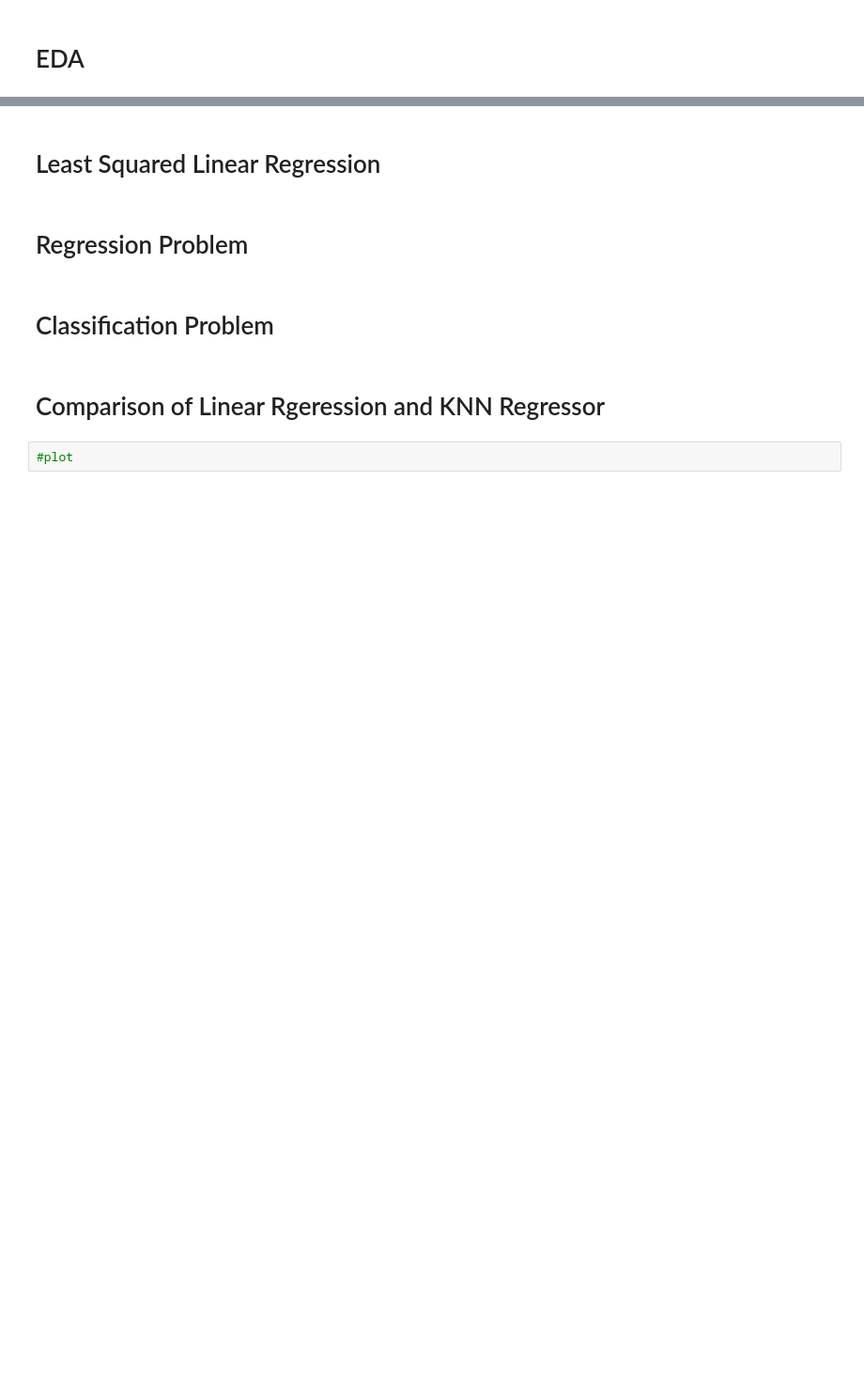
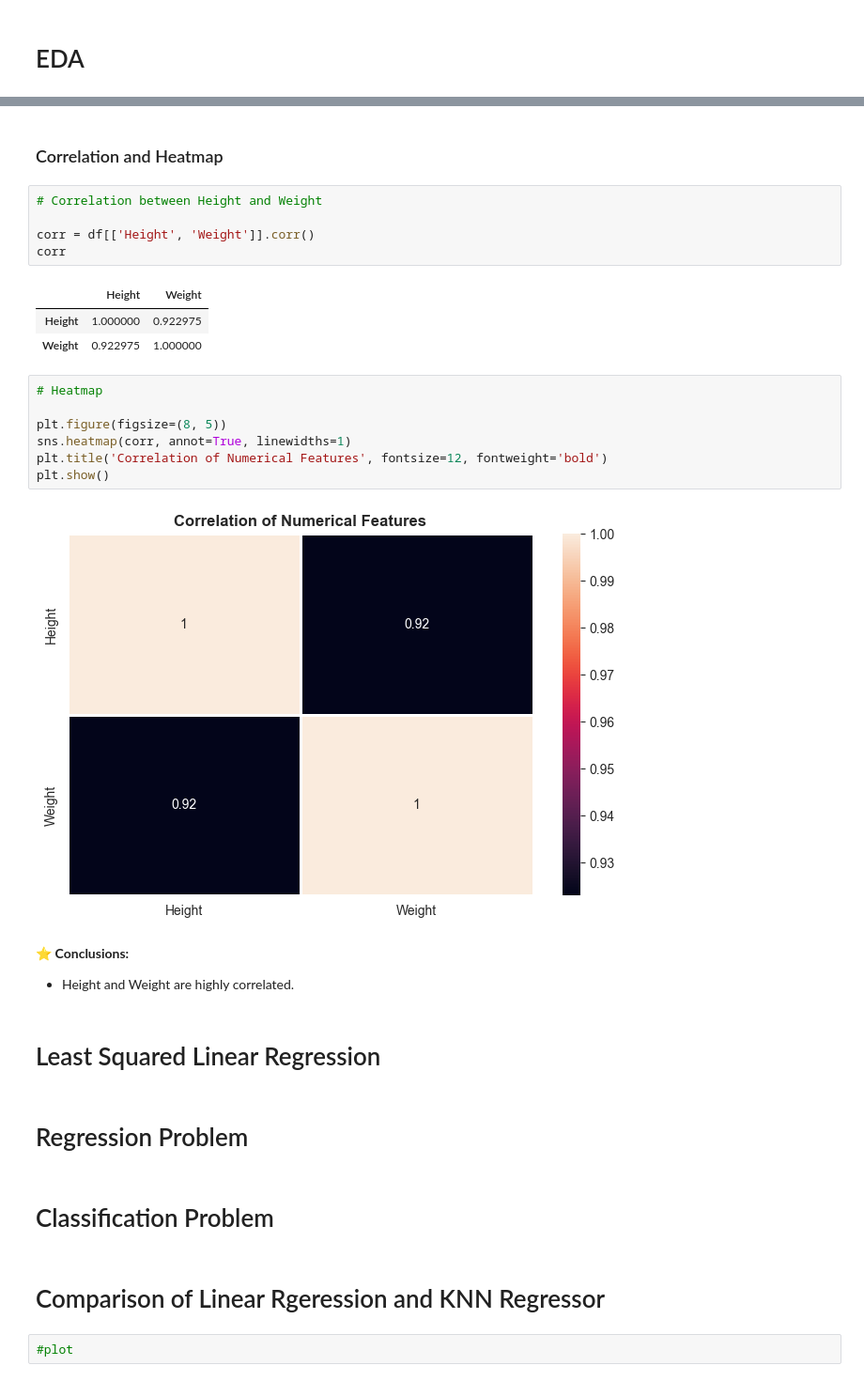
Before and after one commit to mohammadkhorshed/DS-ML-Assignments, a Jupyter notebook: assignment_05.ipynb, the cells around one changed output, grey strips where cells are left out. Shown at 94% size. Cells and saved outputs as stored; diff of their text form; blank space fills up the shorter version.

```diff
--- a/assignment_05.ipynb
+++ b/assignment_05.ipynb
@@ -48,3 +241,26 @@ df.tail()
+# %% [markdown]
+### Correlation and Heatmap
+# %%
+# Correlation between Height and Weight
+
+corr = df[['Height', 'Weight']].corr()
+corr
+# %% [output]
+|  | Height | Weight |
+| Height | 1.000000 | 0.922975 |
+| Weight | 0.922975 | 1.000000 |
+# %%
+# Heatmap
+
+plt.figure(figsize=(8, 5))
+sns.heatmap(corr, annot=True, linewidths=1)
+plt.title('Correlation of Numerical Features', fontsize=12, fontweight='bold')
+plt.show()
+# %% [output]
+[figure, added]
+# %% [markdown]
+⭐ **Conclusions:**
+- Height and Weight are highly correlated.
 # %% [markdown]
 # Least Squared Linear Regression
 # %% [markdown]
```
Also changed, not shown: parts of 23 cells of this notebook.
